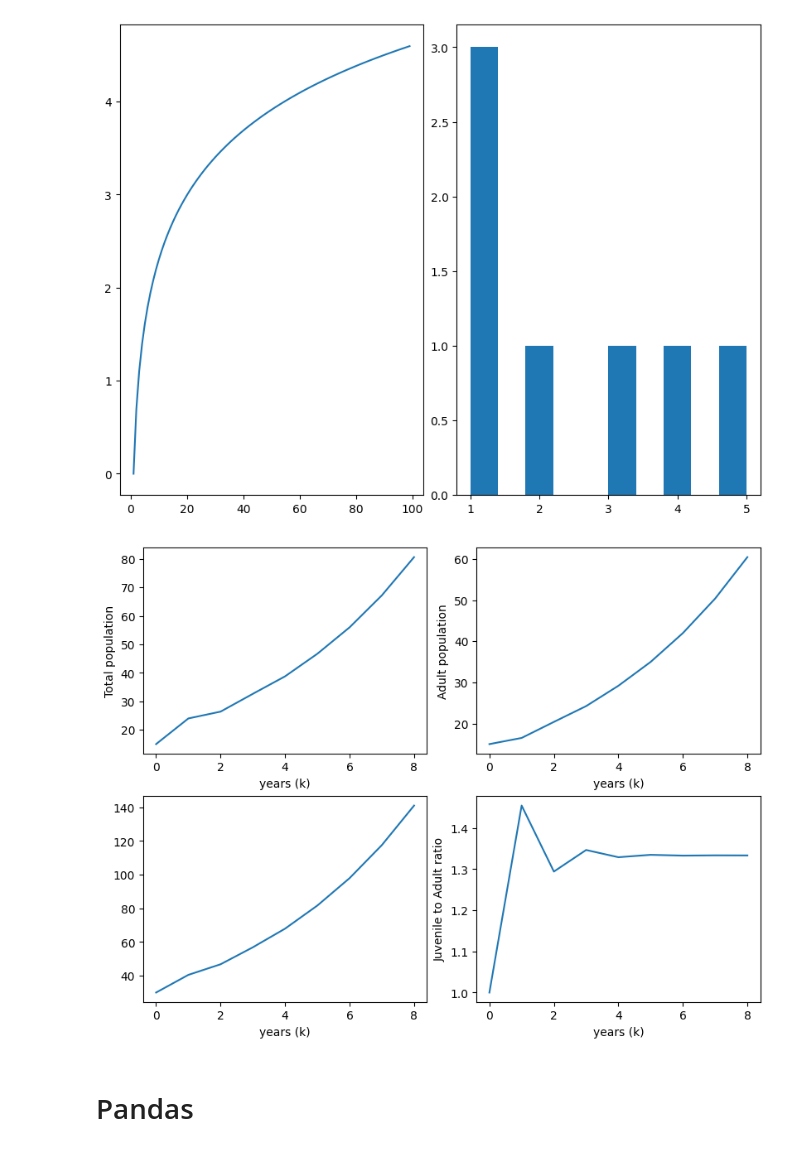
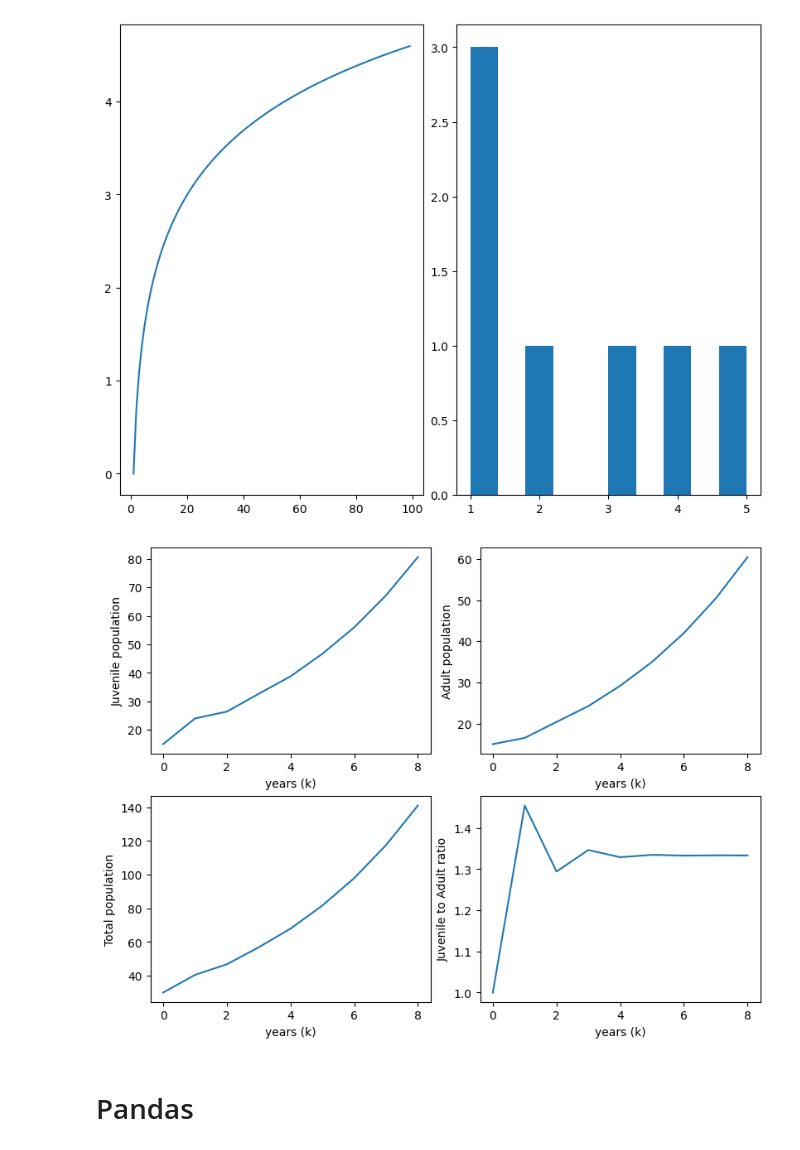
Before and after one commit to NamTran2048/Machine-Learning, a Jupyter notebook: Chapter 0.ipynb, the cells around one changed output. Cells and saved outputs as stored; diff of their text form; code cells hidden in the pictures.

```diff
--- a/Chapter 0.ipynb
+++ b/Chapter 0.ipynb
@@ -235,35 +228,35 @@ for i in range(iteration):
     x = np.vstack([x, next_x])
 
 fig, axes = plt.subplots(nrows=2, ncols=2, figsize=(8,6), constrained_layout=True)
 
 #Plot all values
 j = x[:,0]
 a = x[:,1]
 total = j + a
 
 axes[0,0].plot(np.arange(len(x)), j)
 axes[0,1].plot(np.arange(len(x)), a)
 axes[1,0].plot(np.arange(len(x)), total)
 axes[1,1].plot(np.arange(len(x)), j/a)
 
 
 #Labels
 axes[0,0].set_xlabel("years (k)")
 axes[0,0].set_ylabel("Juvenile population")
 
 axes[0,1].set_xlabel("years (k)")
 axes[0,1].set_ylabel("Adult population")
 
 axes[1,0].set_xlabel("years (k)")
-axes[0,0].set_ylabel("Total population")
+axes[1,0].set_ylabel("Total population")
 
 axes[1,1].set_xlabel("years (k)")
 axes[1,1].set_ylabel("Juvenile to Adult ratio")
 
 
 plt.show()
 # %% [output]
-[figure, old version]
+[figure, new version]
 # %% [markdown]
 # Pandas
 # %% [markdown]
```
Also changed, not shown: parts of 2 cells of this notebook, 2 other files.
